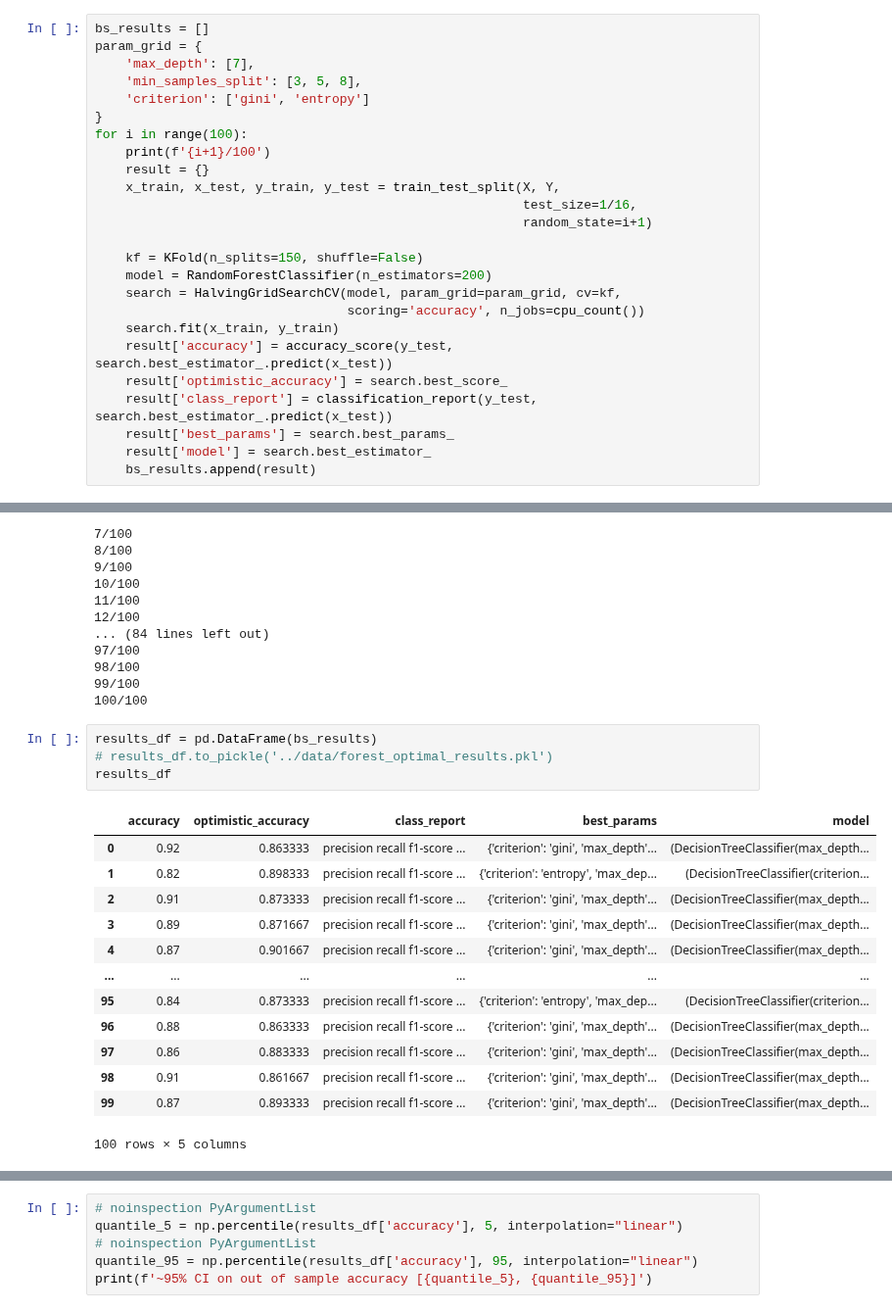
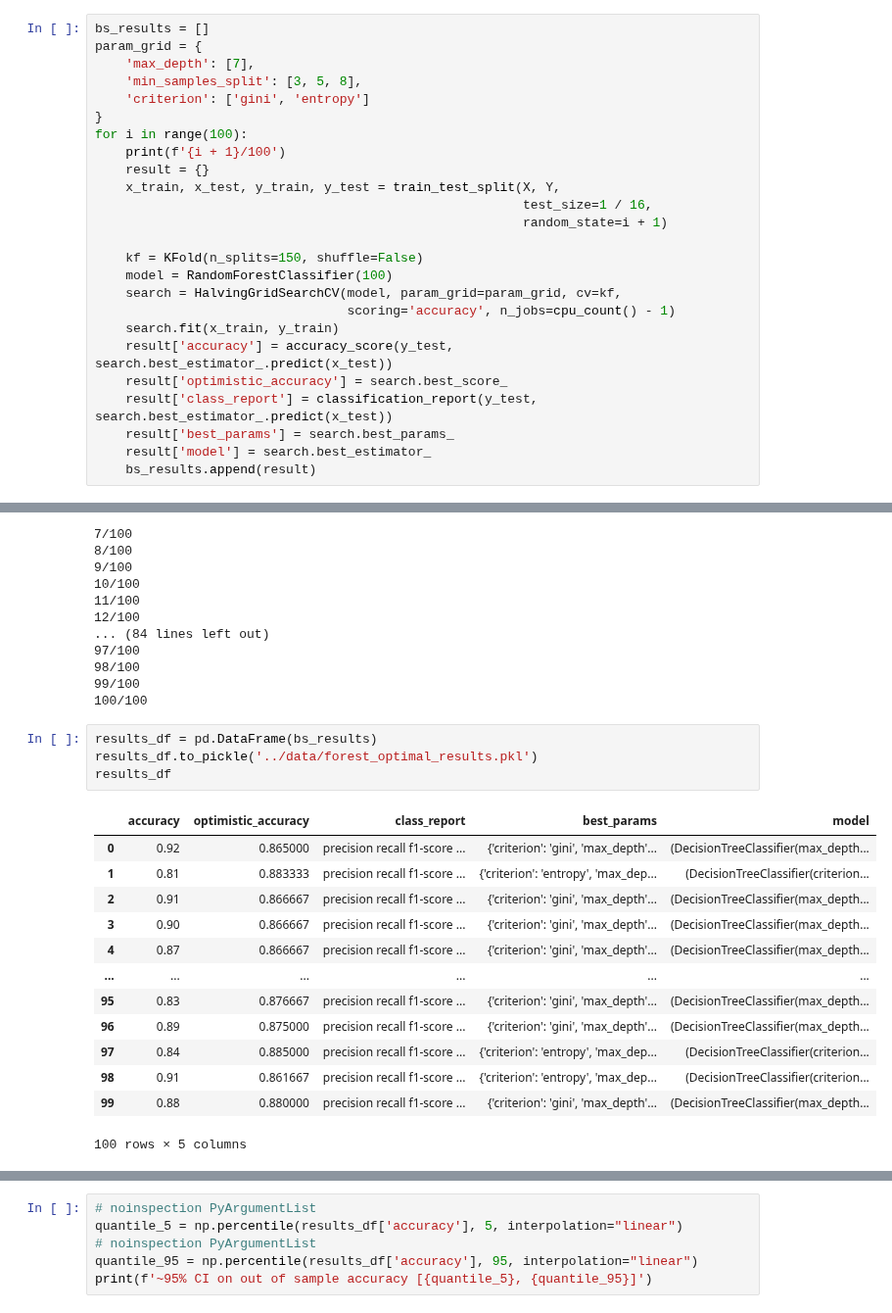
Before and after one commit to vaughankraska/BIKES_SML, a Jupyter notebook: notebooks/optimal_forest.ipynb, the cells around one changed output, grey strips where cells are left out. Shown at 98% size. Drawn from its saved outputs; the diff is of its cells as text.

Commit message:
reran forest_optimal_results.pkl

```diff
--- a/notebooks/optimal_forest.ipynb
+++ b/notebooks/optimal_forest.ipynb
@@ -24,16 +24,16 @@ param_grid = {
     'criterion': ['gini', 'entropy']
 }
 for i in range(100):
-    print(f'{i+1}/100')
+    print(f'{i + 1}/100')
     result = {}
     x_train, x_test, y_train, y_test = train_test_split(X, Y,
-                                                        test_size=1/16,
-                                                        random_state=i+1)
+                                                        test_size=1 / 16,
+                                                        random_state=i + 1)
 
     kf = KFold(n_splits=150, shuffle=False)
-    model = RandomForestClassifier(n_estimators=200)
+    model = RandomForestClassifier(100)
     search = HalvingGridSearchCV(model, param_grid=param_grid, cv=kf,
-                                 scoring='accuracy', n_jobs=cpu_count())
+                                 scoring='accuracy', n_jobs=cpu_count() - 1)
     search.fit(x_train, y_train)
     result['accuracy'] = accuracy_score(y_test, search.best_estimator_.predict(x_test))
     result['optimistic_accuracy'] = search.best_score_
@@ -61,20 +61,20 @@ for i in range(100):
 100/100
 # %%
 results_df = pd.DataFrame(bs_results)
-# results_df.to_pickle('../data/forest_optimal_results.pkl')
+results_df.to_pickle('../data/forest_optimal_results.pkl')
 results_df
 # %% [output]
 |  | accuracy | optimistic_accuracy | class_report | best_params | model |
-| 0 | 0.92 | 0.863333 | precision recall f1-score ... | {'criterion': 'gini', 'max_depth'... | (DecisionTreeClassifier(max_depth... |
-| 1 | 0.82 | 0.898333 | precision recall f1-score ... | {'criterion': 'entropy', 'max_dep... | (DecisionTreeClassifier(criterion... |
-| 2 | 0.91 | 0.873333 | precision recall f1-score ... | {'criterion': 'gini', 'max_depth'... | (DecisionTreeClassifier(max_depth... |
-| 3 | 0.89 | 0.871667 | precision recall f1-score ... | {'criterion': 'gini', 'max_depth'... | (DecisionTreeClassifier(max_depth... |
-| 4 | 0.87 | 0.901667 | precision recall f1-score ... | {'criterion': 'gini', 'max_depth'... | (DecisionTreeClassifier(max_depth... |
+| 0 | 0.92 | 0.865000 | precision recall f1-score ... | {'criterion': 'gini', 'max_depth'... | (DecisionTreeClassifier(max_depth... |
+| 1 | 0.81 | 0.883333 | precision recall f1-score ... | {'criterion': 'entropy', 'max_dep... | (DecisionTreeClassifier(criterion... |
+| 2 | 0.91 | 0.866667 | precision recall f1-score ... | {'criterion': 'gini', 'max_depth'... | (DecisionTreeClassifier(max_depth... |
+| 3 | 0.90 | 0.866667 | precision recall f1-score ... | {'criterion': 'gini', 'max_depth'... | (DecisionTreeClassifier(max_depth... |
+| 4 | 0.87 | 0.866667 | precision recall f1-score ... | {'criterion': 'gini', 'max_depth'... | (DecisionTreeClassifier(max_depth... |
 | ... | ... | ... | ... | ... | ... |
-| 95 | 0.84 | 0.873333 | precision recall f1-score ... | {'criterion': 'entropy', 'max_dep... | (DecisionTreeClassifier(criterion... |
-| 96 | 0.88 | 0.863333 | precision recall f1-score ... | {'criterion': 'gini', 'max_depth'... | (DecisionTreeClassifier(max_depth... |
-| 97 | 0.86 | 0.883333 | precision recall f1-score ... | {'criterion': 'gini', 'max_depth'... | (DecisionTreeClassifier(max_depth... |
-| 98 | 0.91 | 0.861667 | precision recall f1-score ... | {'criterion': 'gini', 'max_depth'... | (DecisionTreeClassifier(max_depth... |
-| 99 | 0.87 | 0.893333 | precision recall f1-score ... | {'criterion': 'gini', 'max_depth'... | (DecisionTreeClassifier(max_depth... |
+| 95 | 0.83 | 0.876667 | precision recall f1-score ... | {'criterion': 'gini', 'max_depth'... | (DecisionTreeClassifier(max_depth... |
+| 96 | 0.89 | 0.875000 | precision recall f1-score ... | {'criterion': 'gini', 'max_depth'... | (DecisionTreeClassifier(max_depth... |
+| 97 | 0.84 | 0.885000 | precision recall f1-score ... | {'criterion': 'entropy', 'max_dep... | (DecisionTreeClassifier(criterion... |
+| 98 | 0.91 | 0.861667 | precision recall f1-score ... | {'criterion': 'entropy', 'max_dep... | (DecisionTreeClassifier(criterion... |
+| 99 | 0.88 | 0.880000 | precision recall f1-score ... | {'criterion': 'gini', 'max_depth'... | (DecisionTreeClassifier(max_depth... |
 100 rows × 5 columns
 # %%
```
Also changed, not shown: parts of 2 cells of this notebook, 1 other file.
